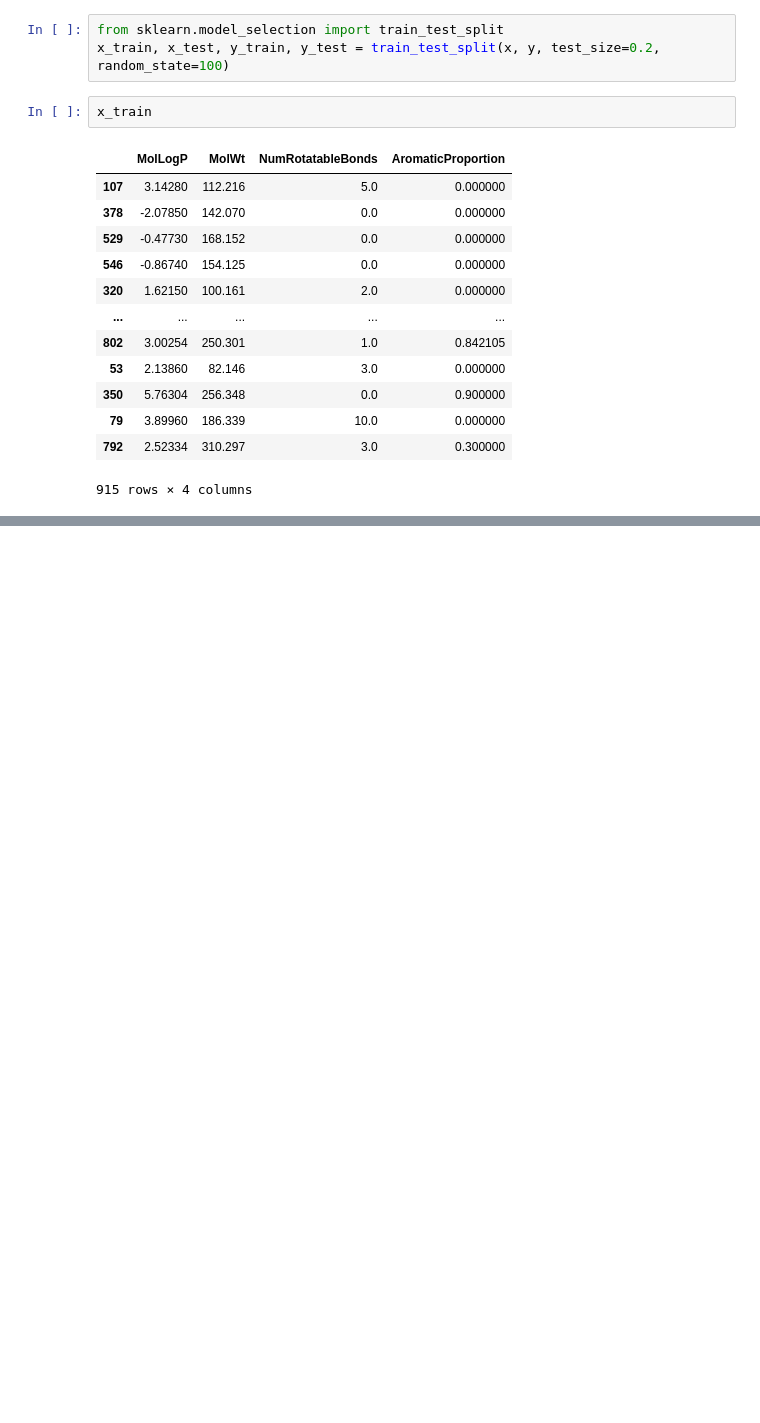
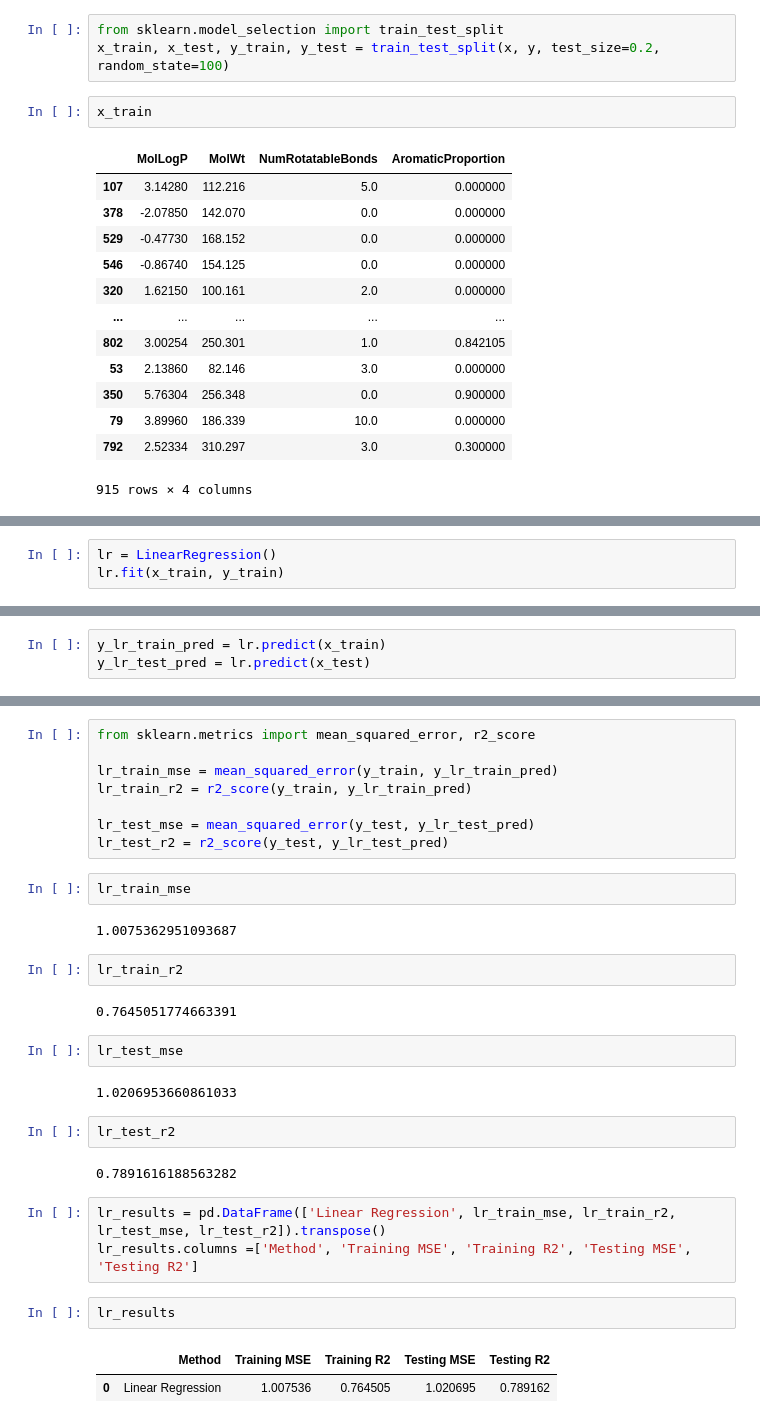
Before and after one commit to yasithS/firstM, a Jupyter notebook: first_project.ipynb, the cells around one changed output, grey strips where cells are left out. Saved outputs shown, nothing was run; the diff lists cells and outputs as text; blank space fills up the shorter version.

```diff
--- a/first_project.ipynb
+++ b/first_project.ipynb
@@ -78,0 +90,3 @@ x_train
+# %%
+lr = LinearRegression()
+lr.fit(x_train, y_train)
@@ -78,0 +97,3 @@ x_train
+# %%
+y_lr_train_pred = lr.predict(x_train)
+y_lr_test_pred = lr.predict(x_test)
@@ -78,0 +146,32 @@ x_train
+# %%
+from sklearn.metrics import mean_squared_error, r2_score
+
+lr_train_mse = mean_squared_error(y_train, y_lr_train_pred)
+lr_train_r2 = r2_score(y_train, y_lr_train_pred)
+
+lr_test_mse = mean_squared_error(y_test, y_lr_test_pred)
+lr_test_r2 = r2_score(y_test, y_lr_test_pred)
+# %%
+lr_train_mse
+# %% [output]
+1.0075362951093687
+# %%
+lr_train_r2
+# %% [output]
+0.7645051774663391
+# %%
+lr_test_mse
+# %% [output]
+1.0206953660861033
+# %%
+lr_test_r2
+# %% [output]
+0.7891616188563282
+# %%
+lr_results = pd.DataFrame(['Linear Regression', lr_train_mse, lr_train_r2, lr_test_mse, lr_test_r2]).transpose()
+lr_results.columns =['Method', 'Training MSE', 'Training R2', 'Testing MSE', 'Testing R2']
+# %%
+lr_results
+# %% [output]
+|  | Method | Training MSE | Training R2 | Testing MSE | Testing R2 |
+| 0 | Linear Regression | 1.007536 | 0.764505 | 1.020695 | 0.789162 |
```
Also changed, not shown: parts of 12 cells of this notebook.
